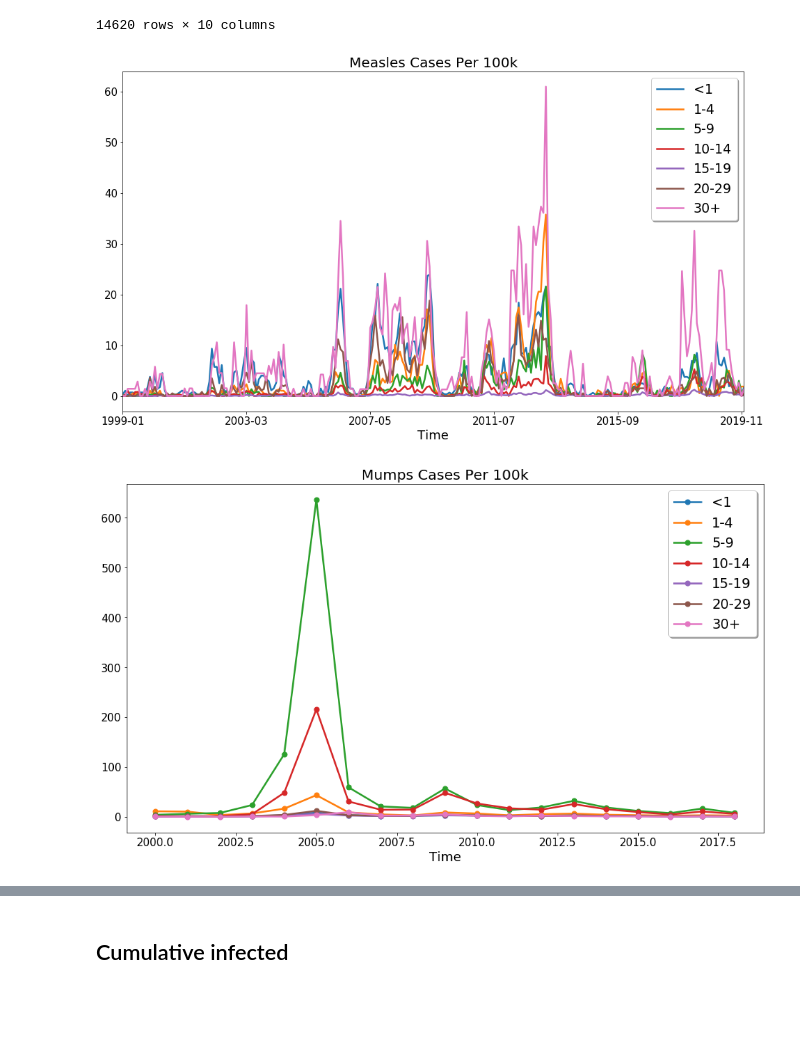
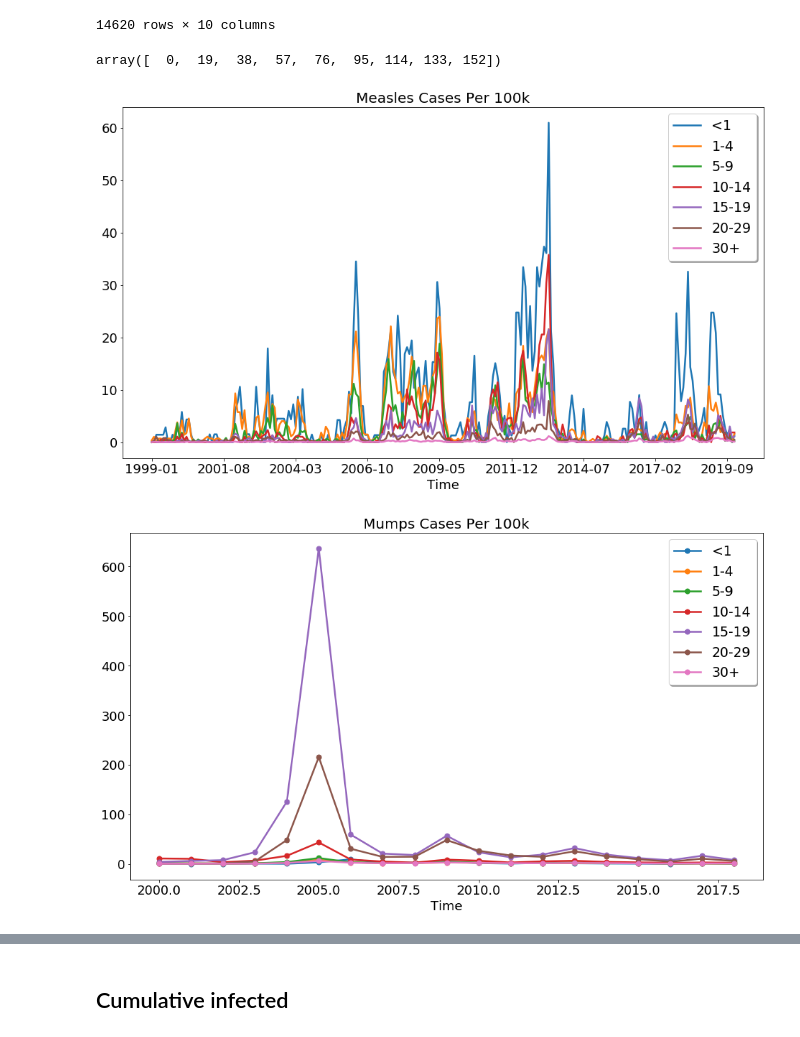
Before and after one commit to dhelekal/EpiRSG2020, a Jupyter notebook: data_nb/ECDCdata.ipynb, the cells around one changed output, grey strips where cells are left out. Saved outputs shown, nothing was run; the diff lists cells and outputs as text; code cells hidden in the pictures; blank space fills up the shorter version.

Commit message:
Plot labels fixed

```diff
--- a/data_nb/ECDCdata.ipynb
+++ b/data_nb/ECDCdata.ipynb
@@ -24,3 +25,7 @@ ecdc_data
 # %%
 ecdc_data = ecdc_data.loc[lambda s: s['Population'] == 'All cases']
 ecdc_age = ecdc_data.loc[lambda s: s['Distribution'] == "Age-specific rate"][['Time', 'Category', 'Value', 'HealthTopic']]
+# %%
+np.arange(0, 9) * step_loc
+# %% [output]
+array([  0,  19,  38,  57,  76,  95, 114, 133, 152])
@@ -27,27 +35,39 @@ ecdc_age = ecdc_data.loc[lambda s: s['Distribution'] == "Age-specific rate"][['T
 # %%
 for d in ['Measles', 'Mumps', 'Rubella']:
 #for d in ['Measles']:
     ecdc_temp = ecdc_age.loc[lambda s: s['HealthTopic'] == d][['Time', 'Category', 'Value']]
     ecdc_temp = ecdc_temp.pivot(index='Time', columns='Category', values='Value')
-    right_category = ecdc_temp.columns[[-1, 0, -2, 1, 2, 3, 4]]
-    ecdc_temp.columns = right_category
+
     ecdc_temp = ecdc_temp.apply(pd.to_numeric)
     ecdc_temp.to_csv(r'./'+d+'_data_processed.csv', index = True)
+
+    #Need these for graphical purposes
+    right_category_order = ecdc_temp.columns[[-1, 0, -2, 1, 2, 3, 4]]
+    My_Time = pd.DataFrame(ecdc_temp.index.tolist())
 
     #option for dotted in Mumps
     if d == "Mumps":
         fig = plt.figure(figsize=(16,9))
-        for cc in ecdc_temp.columns:
+        for cc in right_category_order:
             plt.plot(ecdc_temp[cc].index, ecdc_temp[cc], "-o", markersize = 7, lw = 2.5, label= cc)
+        plt.xticks(fontsize = 18)
+        plt.yticks(fontsize = 18)
     else:
-        plot = ecdc_temp.plot(figsize=(16,9), lw = 2.5)
+        fig = plt.figure(figsize=(16,9))
+        for cc in right_category_order:
+            plt.plot(ecdc_temp[cc].index, ecdc_temp[cc], lw = 2.5, label= cc)
+        step_loc = math.floor(len(My_Time)/8)
+        locs = np.arange(0, 9) * step_loc
+
+        plt.yticks(fontsize = 18)
+        plt.xticks(locs, My_Time.loc[locs][0], fontsize = 18)
+
     plt.xlabel("Time", fontsize=18)
     plt.legend(shadow= True, fontsize = 19)
     plt.title(d+" Cases Per 100k", fontsize = 20)
     #svg better for Poster
-    plt.xticks(fontsize = 15)
-    plt.yticks(fontsize = 15)
+
     plt.savefig("./Figures/"+d+"Plot.svg")
 # %% [output]
-[figure, old version]
+[figure, new version]
-[figure, old version]
+[figure, new version]
```
Also changed, not shown: parts of 4 cells of this notebook, 15 other files.
